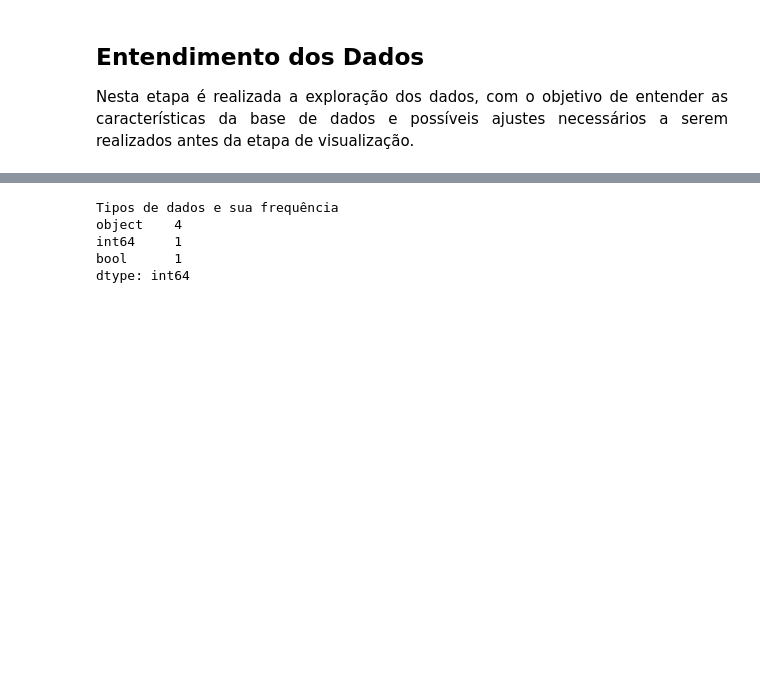
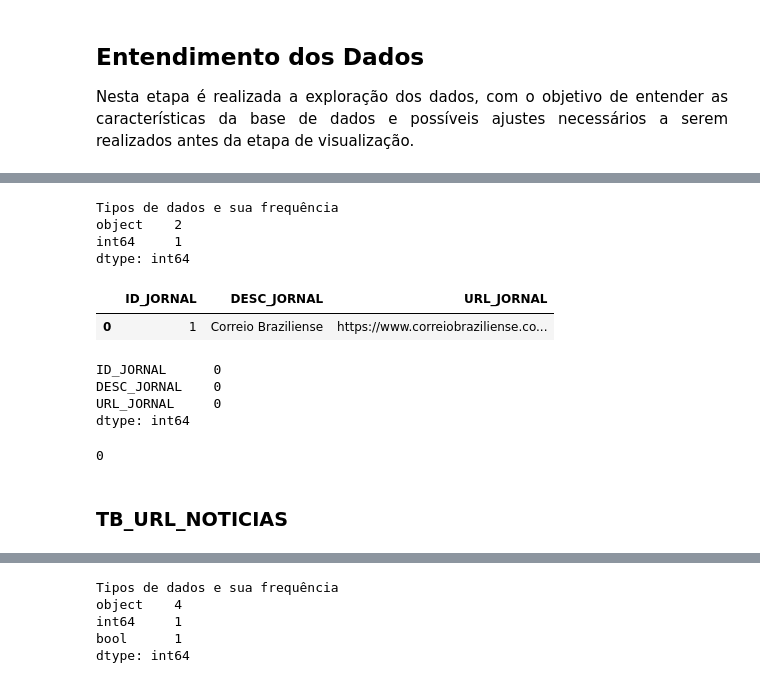
Before and after one commit to rafhaelom/monitoring-webscraping-newspaper, a Jupyter notebook: monitoramento_dados_webscraping_newspaper.ipynb, the cells around one changed output, grey strips where cells are left out. Drawn from its saved outputs; the diff is of its cells as text; code cells hidden in the pictures; blank space fills up the shorter version.

```diff
--- a/monitoramento_dados_webscraping_newspaper.ipynb
+++ b/monitoramento_dados_webscraping_newspaper.ipynb
@@ -94,0 +97,11 @@ path = "C:/Users/Usuario/Documents/GitHub/monitoring-webscraping-newspaper/dados
+# %%
+# Consultando dados anteriores no BD.
+engine = create_engine(f'postgresql://{user}:{password}@{host}/{dbname}')
+conn = engine.connect()
+
+df_jornais = pd.read_sql(text('''select * from tb_jornais;'''), conn)
+
+# Proporção dos dados em linhas e colunas
+print(df_jornais.shape)
+
+conn.close()
@@ -95,3 +124,32 @@ path = "C:/Users/Usuario/Documents/GitHub/monitoring-webscraping-newspaper/dados
+# %%
+# Verificando os tipos de dados.
+print("Tipos de dados e sua frequência\n{}".format(df_jornais.dtypes.value_counts()))
+# %% [output]
+Tipos de dados e sua frequência
+object    2
+int64     1
+dtype: int64
+# %%
+# Observando a abse de dados
+df_jornais.head()
+# %% [output]
+|  | ID_JORNAL | DESC_JORNAL | URL_JORNAL |
+| 0 | 1 | Correio Braziliense | https://www.correiobraziliense.co... |
+# %%
+# Verificação da existência de dados ausentes/faltantes
+df_jornais.isnull().sum()
+# %% [output]
+ID_JORNAL      0
+DESC_JORNAL    0
+URL_JORNAL     0
+dtype: int64
+# %%
+# Verificando dados nulos por registro e retornando a maior quantidade.
+df_jornais.isna().sum(axis=1).max()
+# %% [output]
+0
+# %% [markdown]
+<h3 style="text-align:left">TB_URL_NOTICIAS</h3>
 # %%
 # Consultando dados anteriores no BD.
 engine = create_engine(f'postgresql://{user}:{password}@{host}/{dbname}')
```
Also changed, not shown: parts of 20 cells of this notebook.
